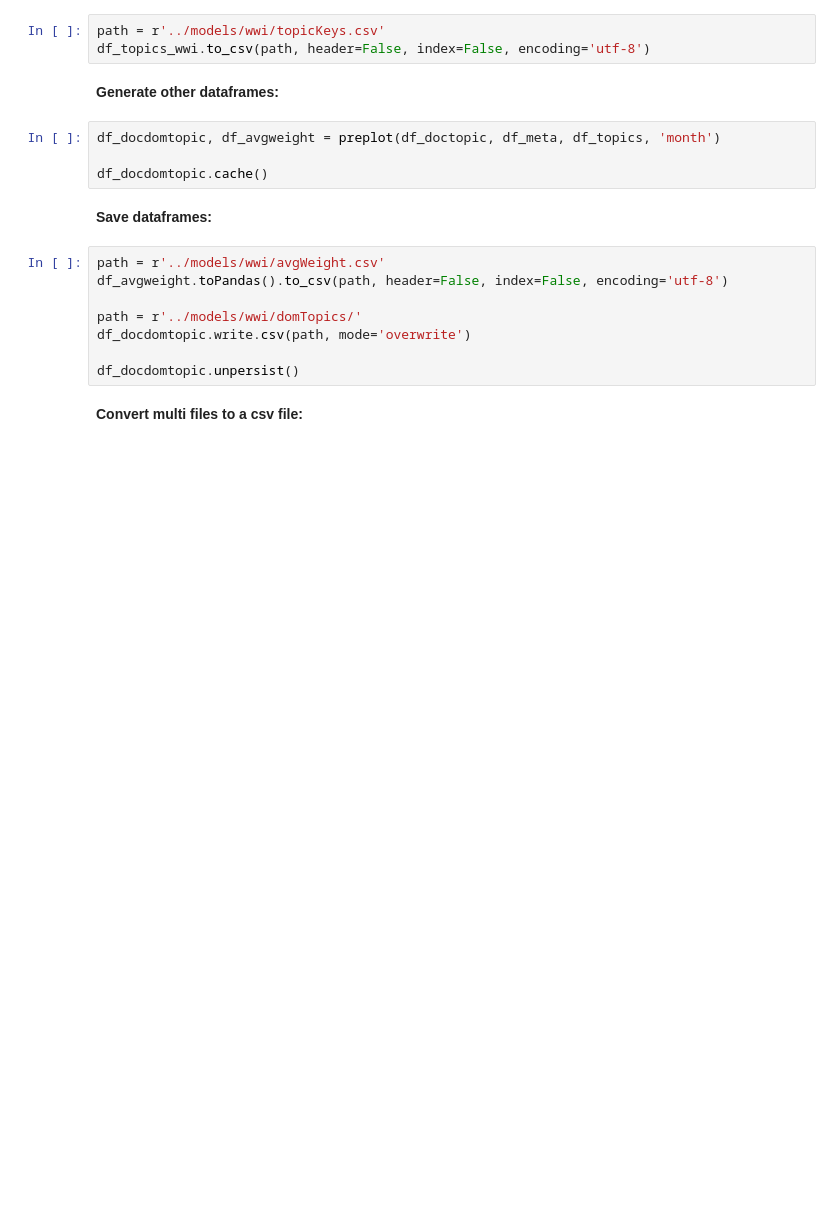
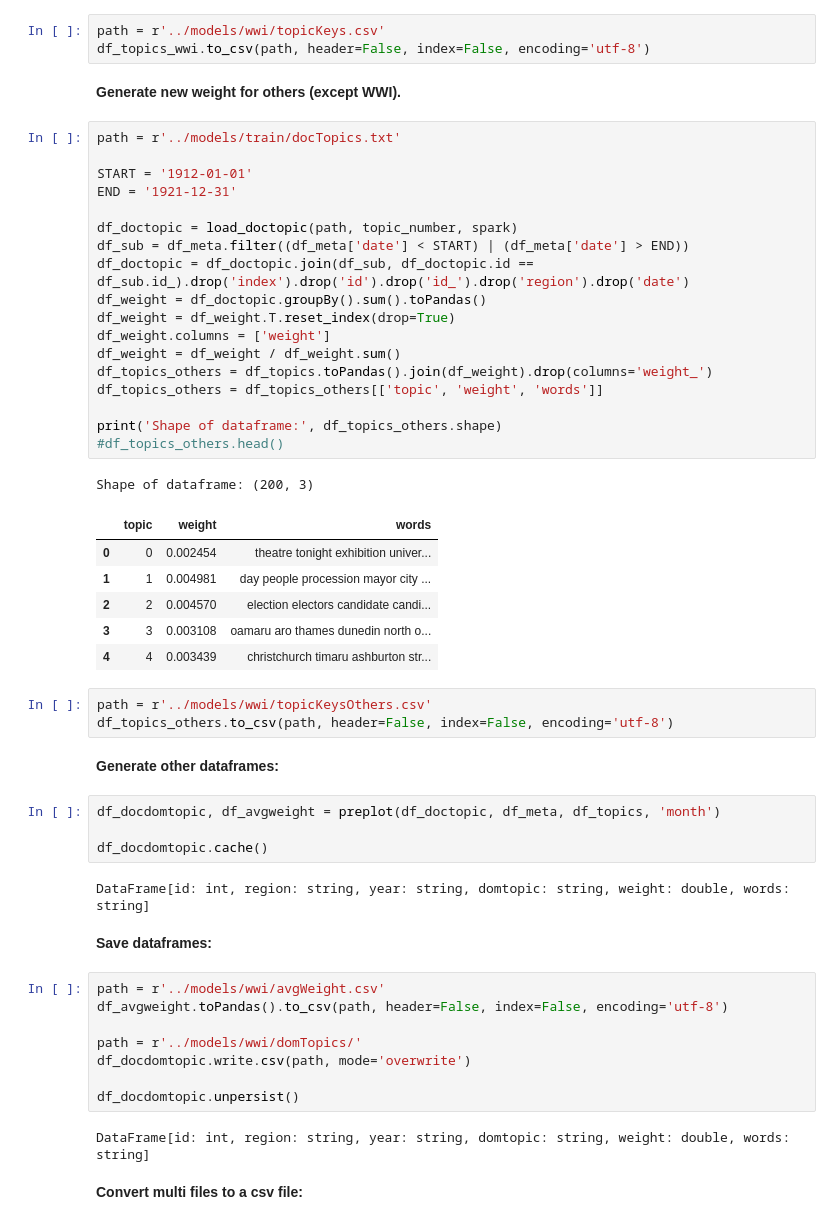
Before and after one commit to xandercai/papers-past-topic-modeling, a Jupyter notebook: 6-analyzing/1-prepare.ipynb, the cells around one changed output. Cells and saved outputs as stored; diff of their text form; blank space fills up the shorter version.

```diff
--- a/6-analyzing/1-prepare.ipynb
+++ b/6-analyzing/1-prepare.ipynb
@@ -305,12 +297,45 @@ Shape of dataframe: (200, 3)
 # %%
 path = r'../models/wwi/topicKeys.csv'
 df_topics_wwi.to_csv(path, header=False, index=False, encoding='utf-8')
+# %% [markdown]
+**Generate new weight for others (except WWI).**
+# %%
+path = r'../models/train/docTopics.txt'
+
+START = '1912-01-01'
+END = '1921-12-31'
+
+df_doctopic = load_doctopic(path, topic_number, spark)
+df_sub = df_meta.filter((df_meta['date'] < START) | (df_meta['date'] > END))
+df_doctopic = df_doctopic.join(df_sub, df_doctopic.id == df_sub.id_).drop('index').drop('id').drop('id_').drop('region').drop('date')
+df_weight = df_doctopic.groupBy().sum().toPandas()
+df_weight = df_weight.T.reset_index(drop=True)
+df_weight.columns = ['weight']
+df_weight = df_weight / df_weight.sum()
+df_topics_others = df_topics.toPandas().join(df_weight).drop(columns='weight_')
+df_topics_others = df_topics_others[['topic', 'weight', 'words']]
+
+print('Shape of dataframe:', df_topics_others.shape)
+#df_topics_others.head()
+# %% [output]
+Shape of dataframe: (200, 3)
+|  | topic | weight | words |
+| 0 | 0 | 0.002454 | theatre tonight exhibition univer... |
+| 1 | 1 | 0.004981 | day people procession mayor city ... |
+| 2 | 2 | 0.004570 | election electors candidate candi... |
+| 3 | 3 | 0.003108 | oamaru aro thames dunedin north o... |
+| 4 | 4 | 0.003439 | christchurch timaru ashburton str... |
+# %%
+path = r'../models/wwi/topicKeysOthers.csv'
+df_topics_others.to_csv(path, header=False, index=False, encoding='utf-8')
 # %% [markdown]
 **Generate other dataframes:**
 # %%
 df_docdomtopic, df_avgweight = preplot(df_doctopic, df_meta, df_topics, 'month')
 
 df_docdomtopic.cache()
+# %% [output]
+DataFrame[id: int, region: string, year: string, domtopic: string, weight: double, words: string]
 # %% [markdown]
 **Save dataframes:**
 # %%
@@ -321,6 +346,8 @@ path = r'../models/wwi/domTopics/'
 df_docdomtopic.write.csv(path, mode='overwrite')
 
 df_docdomtopic.unpersist()
+# %% [output]
+DataFrame[id: int, region: string, year: string, domtopic: string, weight: double, words: string]
 # %% [markdown]
 **Convert multi files to a csv file:**
 # %%
```
Also changed, not shown: parts of 23 cells of this notebook, 5 other files.
